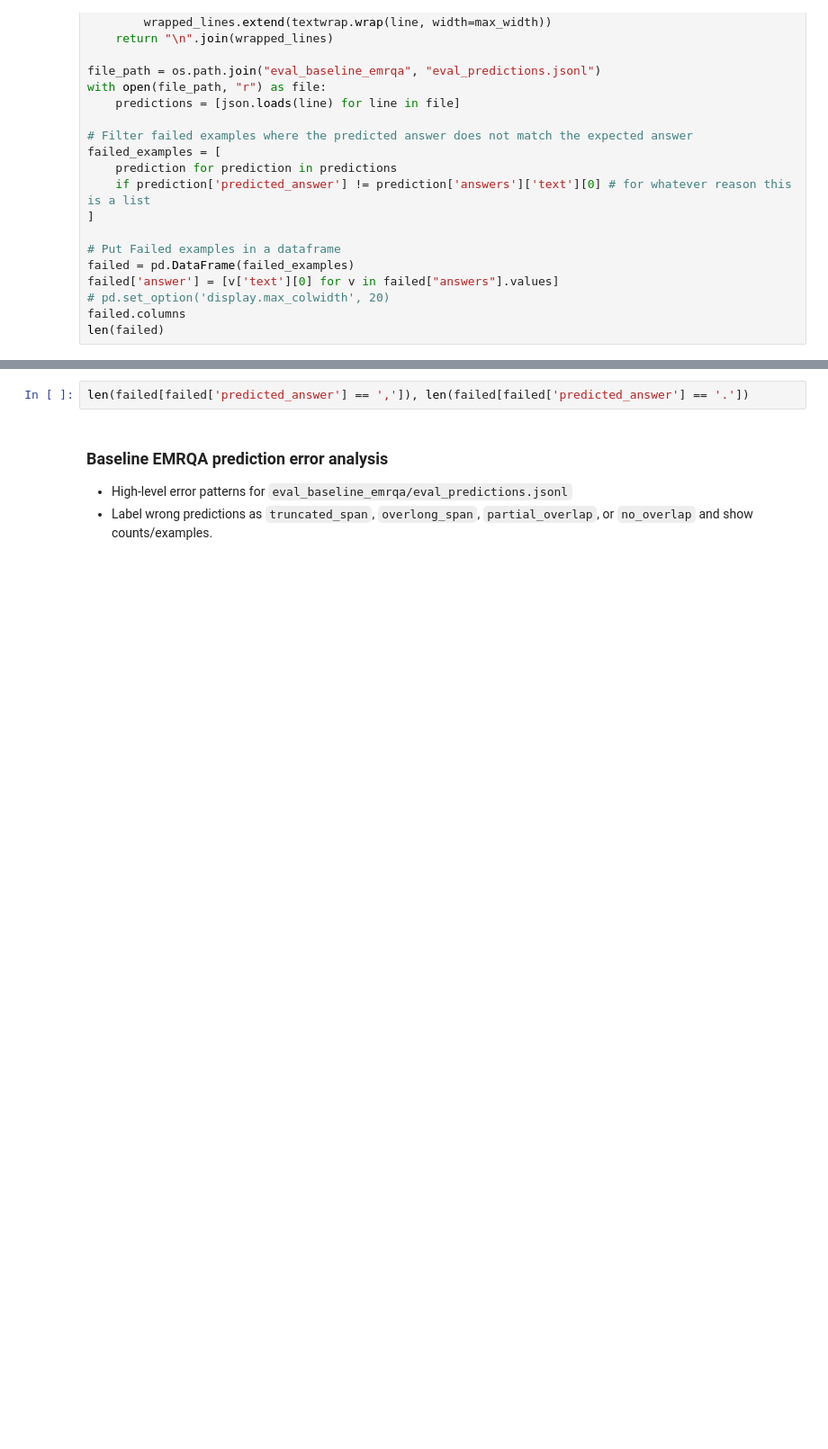
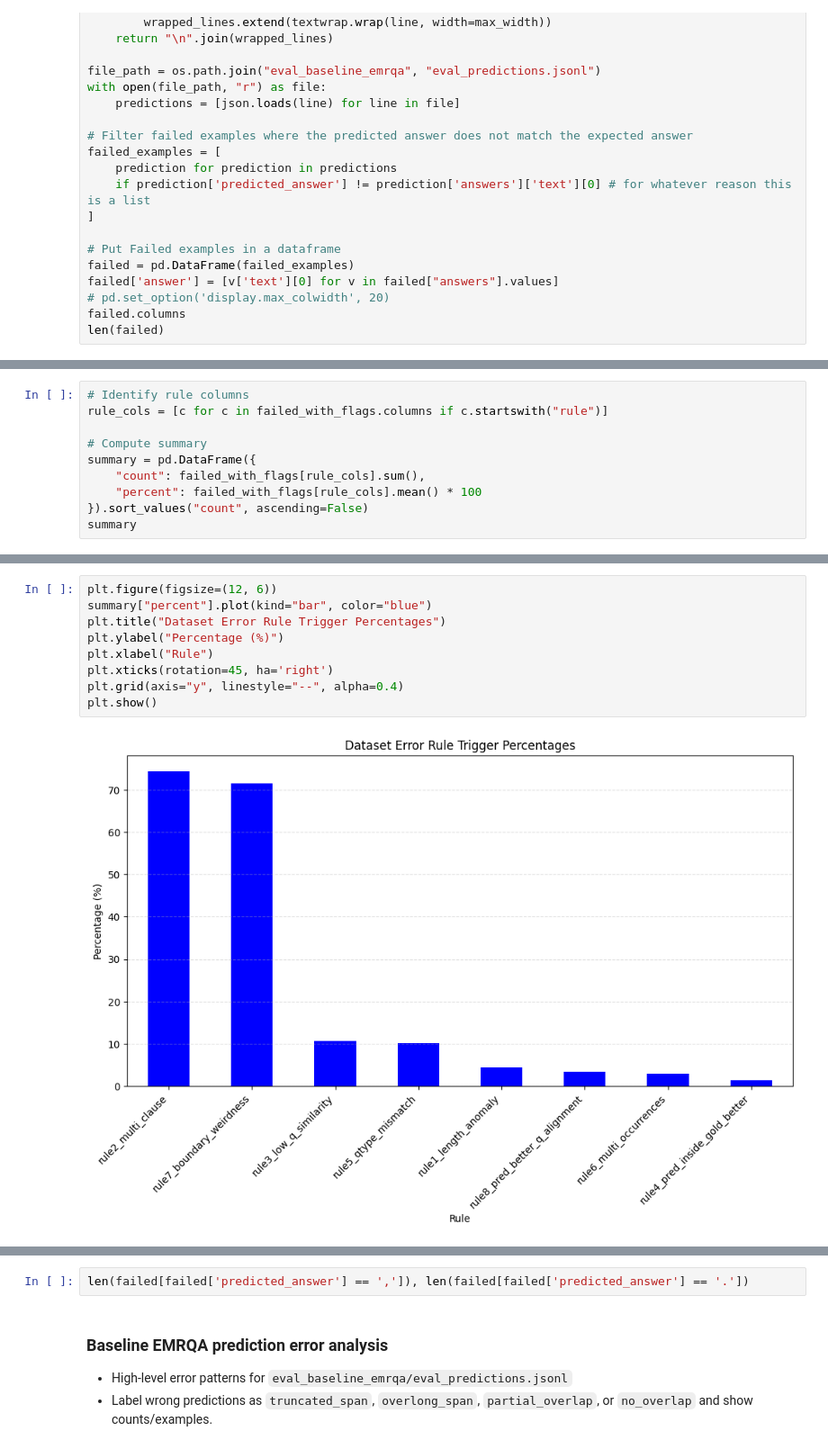
Before and after one commit to arishokri/ut_395t_nlp_final_project, a Jupyter notebook: data_analysis.ipynb, the cells around one changed output, grey strips where cells are left out. Shown: that part at 90% size. Saved outputs shown, nothing was run; the diff lists cells and outputs as text; blank space fills up the shorter version.

```diff
--- a/data_analysis.ipynb
+++ b/data_analysis.ipynb
@@ -48,0 +259,10 @@ gemfibrozil_examples.head(5)
+# %%
+# Identify rule columns
+rule_cols = [c for c in failed_with_flags.columns if c.startswith("rule")]
+
+# Compute summary
+summary = pd.DataFrame({
+    "count": failed_with_flags[rule_cols].sum(),
+    "percent": failed_with_flags[rule_cols].mean() * 100
+}).sort_values("count", ascending=False)
+summary
@@ -48,0 +279,11 @@ gemfibrozil_examples.head(5)
+# %%
+plt.figure(figsize=(12, 6))
+summary["percent"].plot(kind="bar", color="blue")
+plt.title("Dataset Error Rule Trigger Percentages")
+plt.ylabel("Percentage (%)")
+plt.xlabel("Rule")
+plt.xticks(rotation=45, ha='right')
+plt.grid(axis="y", linestyle="--", alpha=0.4)
+plt.show()
+# %% [output]
+[figure, added]
```
Also changed, not shown: parts of 6 cells of this notebook.
